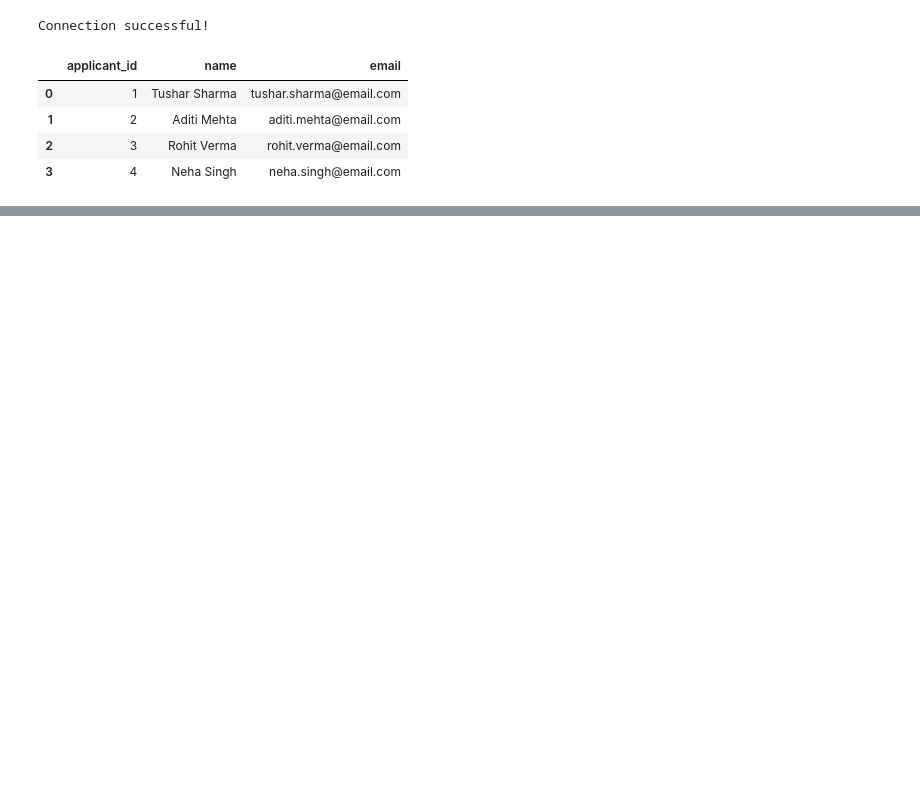
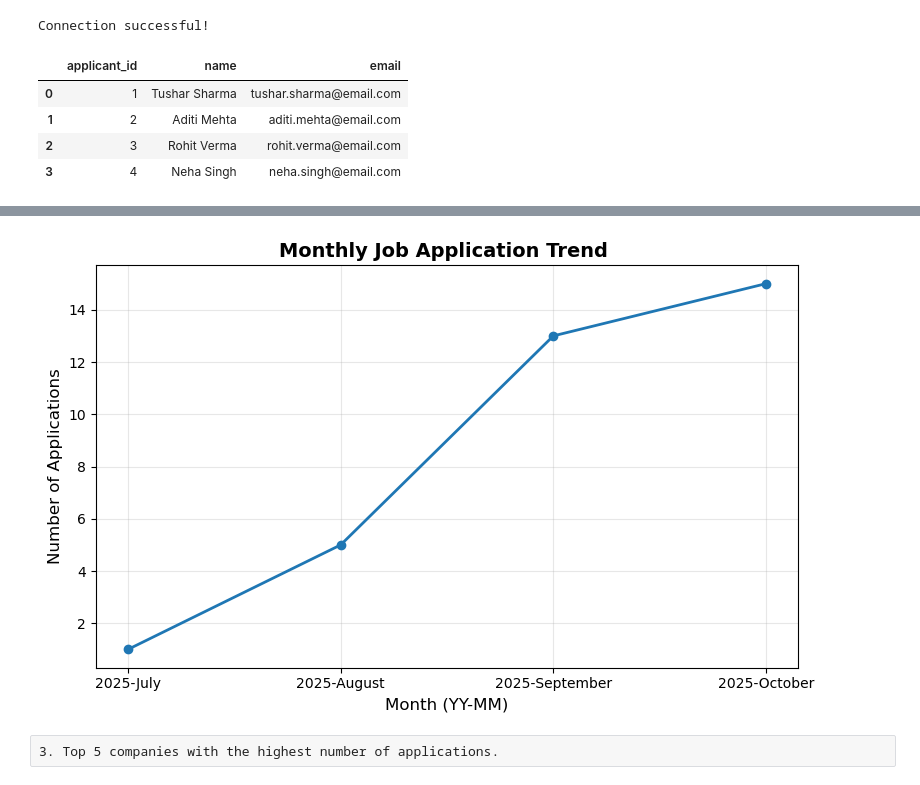
Before and after one commit to tusharshukla34/Job-Application-Tracker-With-SQL-and-Python-libraries, a Jupyter notebook: Job Application Tracker.ipynb, the cells around one changed output, grey strips where cells are left out. Drawn from its saved outputs; the diff is of its cells as text; code cells hidden in the pictures; blank space fills up the shorter version.

```diff
--- a/Job Application Tracker.ipynb
+++ b/Job Application Tracker.ipynb
@@ -30,0 +71,9 @@ Now begin for analyzing + visualization
+# %%
+query = '''select date_format(date_applied , '%Y-%M') as month, count(app_id) as Total_application_per_month
+           from applications
+           group by month
+           order by min(date_applied);
+           '''
+
+df2 = pd.read_sql(query,engine)
+df2
@@ -30,0 +86,15 @@ Now begin for analyzing + visualization
+# %%
+# Line Chart for monthly trend
+plt.figure(figsize=(8, 5))
+plt.plot(df2['month'], df2['Total_application_per_month'], marker='o', linewidth=2)
+
+plt.title('Monthly Job Application Trend ', fontsize=14, fontweight='bold')
+plt.xlabel('Month (YY-MM)', fontsize=12)
+plt.ylabel('Number of Applications', fontsize=12)
+plt.grid(alpha=0.3)
+plt.tight_layout()
+plt.show()
+# %% [output]
+[figure, added]
+# %% [raw]
+3. Top 5 companies with the highest number of applications.
```
Also changed, not shown: parts of 7 cells of this notebook, 1 other file.
